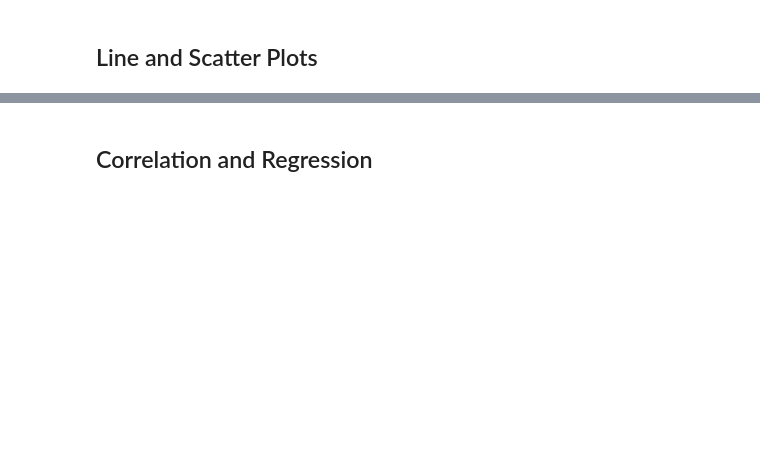
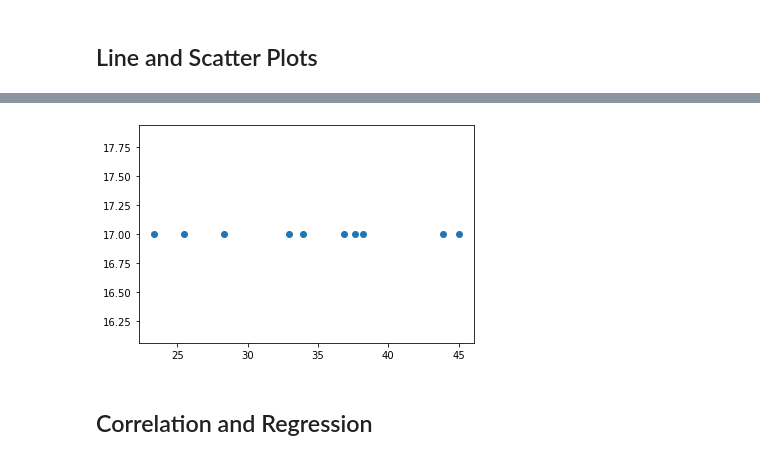
Before and after one commit to JAlvarado23A/matplotlib_mouse_analysis, a Jupyter notebook: Matplotlib_mouse_analysis.ipynb, the cells around one changed output, grey strips where cells are left out. Saved outputs shown, nothing was run; the diff lists cells and outputs as text; code cells hidden in the pictures; blank space fills up the shorter version.

```diff
--- a/Matplotlib_mouse_analysis.ipynb
+++ b/Matplotlib_mouse_analysis.ipynb
@@ -205,5 +284,9 @@ plt.show()
 # %%
 # Generate a scatter plot of average tumor volume vs. mouse weight for the Capomulin regimen
+plt.scatter(mouse_s185_df['Tumor Volume (mm3)'], mouse_s185_df['Weight (g)'])
+plt.show()
+# %% [output]
+[figure, added]
 # %% [markdown]
 ## Correlation and Regression
 # %%
```
Also changed, not shown: parts of 11 cells of this notebook.
